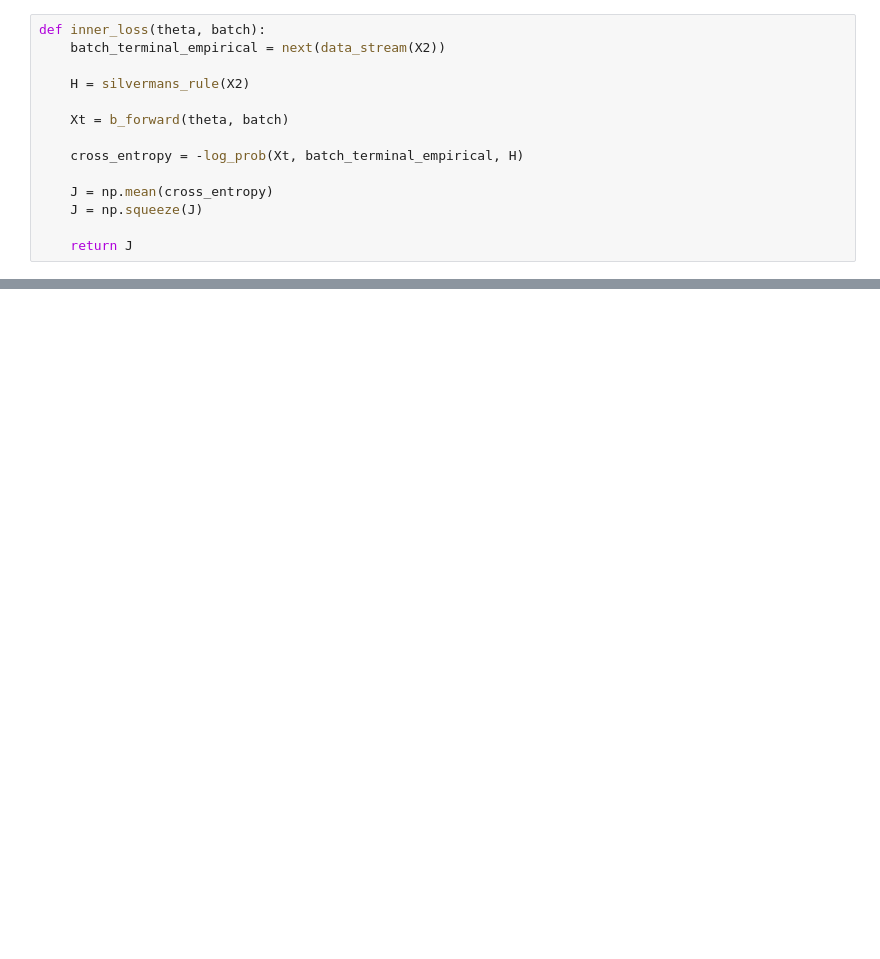
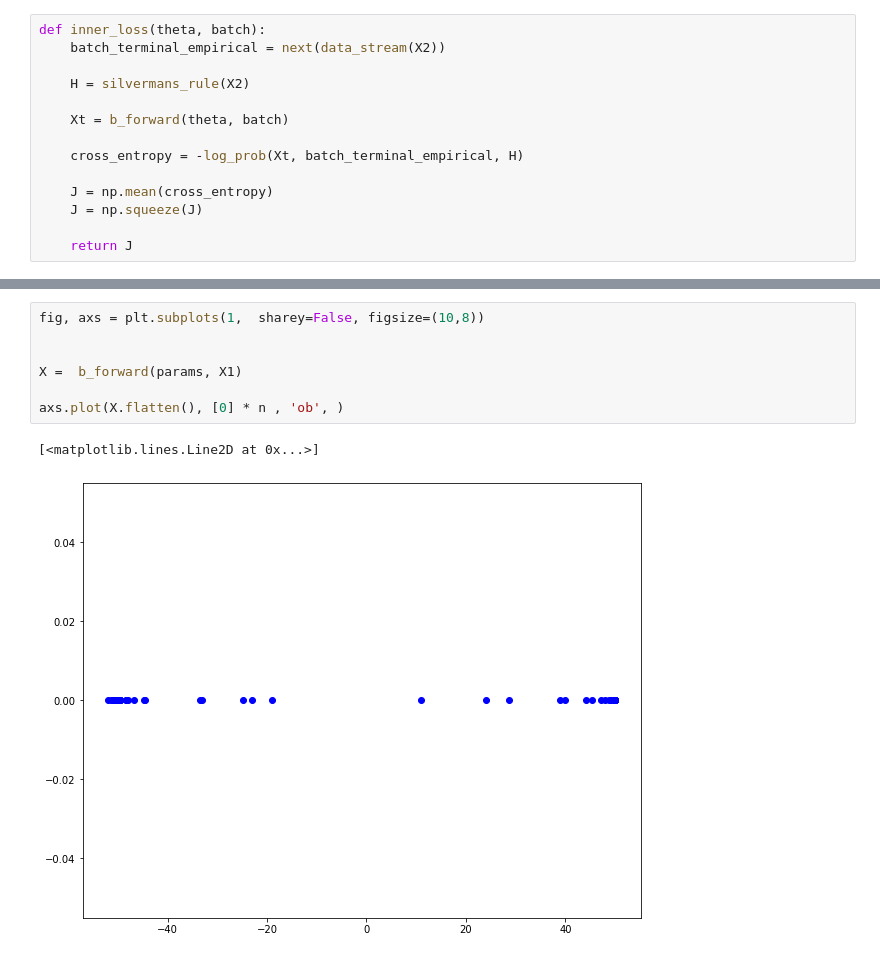
Before and after one commit to franciscovargas/SC-IPFP, a Jupyter notebook: notebooks/cross_entropy_multimodal_test.ipynb, the cells around one changed output, grey strips where cells are left out. Saved outputs shown, nothing was run; the diff lists cells and outputs as text; blank space fills up the shorter version.

```diff
--- a/notebooks/cross_entropy_multimodal_test.ipynb
+++ b/notebooks/cross_entropy_multimodal_test.ipynb
@@ -117,0 +181,10 @@ for i in tqdm(range(1000)):
+# %%
+fig, axs = plt.subplots(1,  sharey=False, figsize=(10,8))
+
+
+X =  b_forward(params, X1)
+
+axs.plot(X.flatten(), [0] * n , 'ob', )
+# %% [output]
+[<matplotlib.lines.Line2D at 0x...>]
+[figure, added]
```
Also changed, not shown: parts of 4 cells of this notebook, 1 other file.
